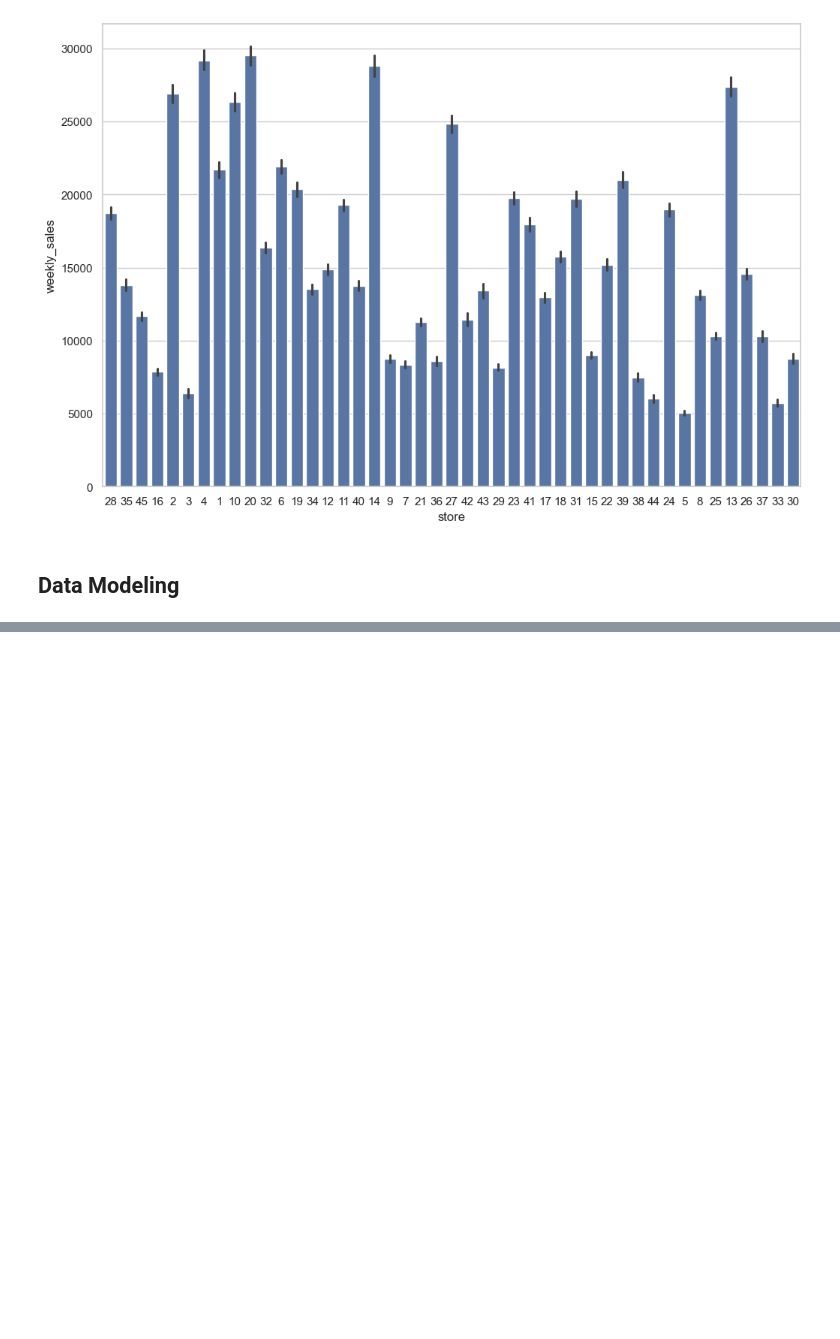
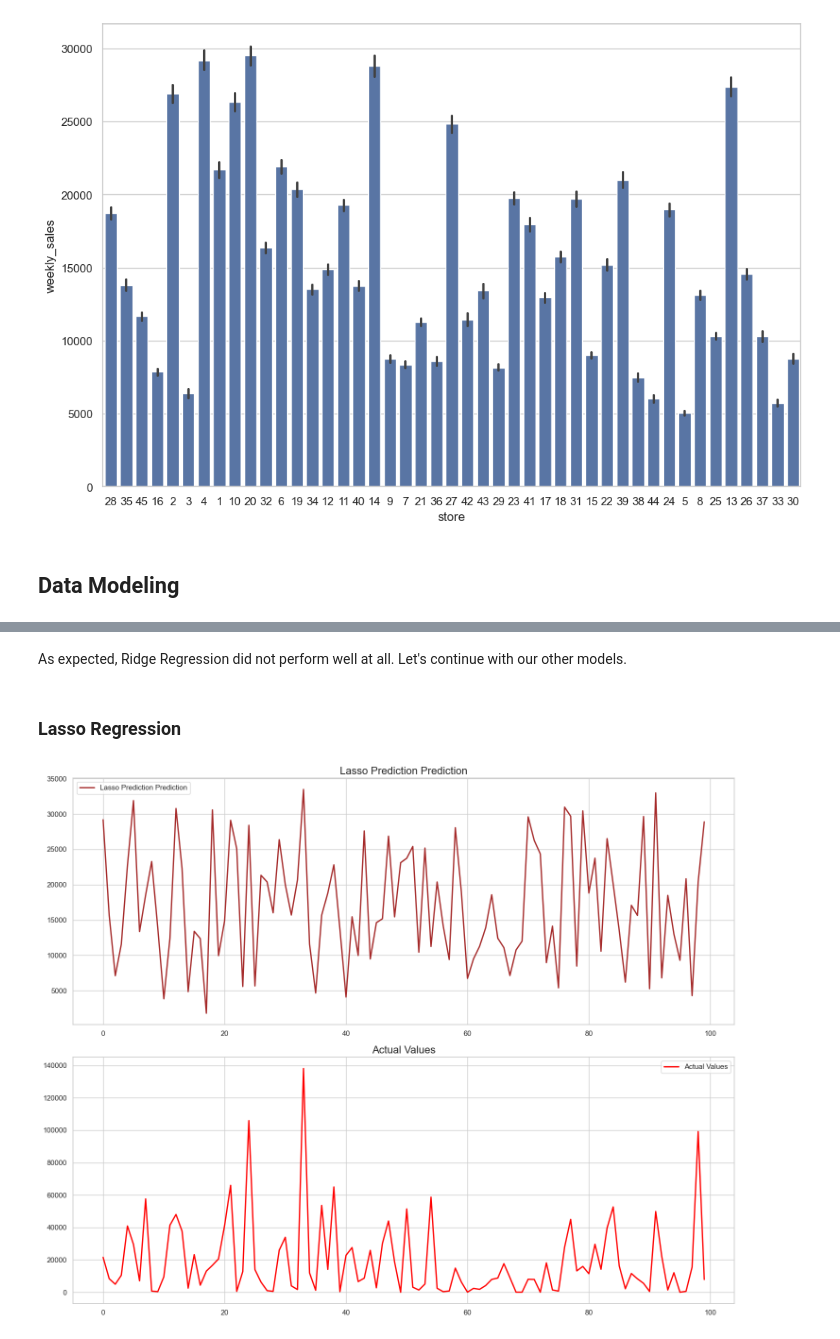
Before and after one commit to chrisheimbuch/Walmart_Reporting_Sales_Forecasting, a Jupyter notebook: source/sales_eda.ipynb, the cells around one changed output, grey strips where cells are left out. Saved outputs shown, nothing was run; the diff lists cells and outputs as text; code cells hidden in the pictures; blank space fills up the shorter version.

```diff
--- a/source/sales_eda.ipynb
+++ b/source/sales_eda.ipynb
@@ -430,3 +434,9 @@ memory usage: 51.9+ MB
+# %%
+from sklearn.preprocessing import LabelEncoder
+le = LabelEncoder()
+
+final_merged_df['IsHoliday'] = le.fit_transform(final_merged_df['IsHoliday'])
+final_merged_df['type'] = le.fit_transform(final_merged_df['type'])
 # %%
 final_merged_df.head()
 # %% [output]
@@ -571,0 +608,2 @@ fig.show()
+# %%
+features['store'] = features['store'].astype(int)
@@ -571,0 +647,7 @@ fig.show()
+# %%
+# Split the dataset into training and testing sets
+X_train, X_test, y_train, y_test = train_test_split(features, target, test_size=0.2, random_state=42)
+
+# Initialize and train the Linear Regression model
+model = LinearRegression()
+model.fit(X_train, y_train)
@@ -571,0 +696,7 @@ fig.show()
+# %%
+# Regularization: Lasso Regression
+lasso_model = Lasso(alpha=0.1)
+lasso_model.fit(X_train_scaled, y_train)
+lasso_pred = lasso_model.predict(X_test_scaled)
+lasso_mse = mean_squared_error(y_test, lasso_pred)
+lasso_r2 = r2_score(y_test, lasso_pred)
@@ -571,0 +960,29 @@ fig.show()
+# %% [markdown]
+As expected, Ridge Regression did not perform well at all. Let's continue with our other models.
+# %% [markdown]
+### Lasso Regression
+# %%
+# Select a subset of the test data for visualization
+n = 100  # Number of points to plot
+y_test_subset = y_test[:n].values
+
+# Create subplots
+fig, ax = plt.subplots(2, 1, figsize=(15,12))
+
+# First subplot: Lasso Prediction predictions
+ax[0].plot(lasso_pred[:n], label="Lasso Prediction Prediction", linewidth=2.0, color='brown')
+ax[0].set_title('Lasso Prediction Prediction', fontsize=16)
+ax[0].legend(loc="best")
+
+# Second subplot: Actual values
+ax[1].plot(y_test_subset, label="Actual Values", linewidth=2.0, color='red')
+ax[1].set_title('Actual Values', fontsize=16)
+ax[1].legend(loc="best")
+
+# Adjust the layout
+plt.tight_layout()
+
+# Show the plot
+plt.show()
+# %% [output]
+[figure, added]
```
Also changed, not shown: parts of 80 cells of this notebook.
